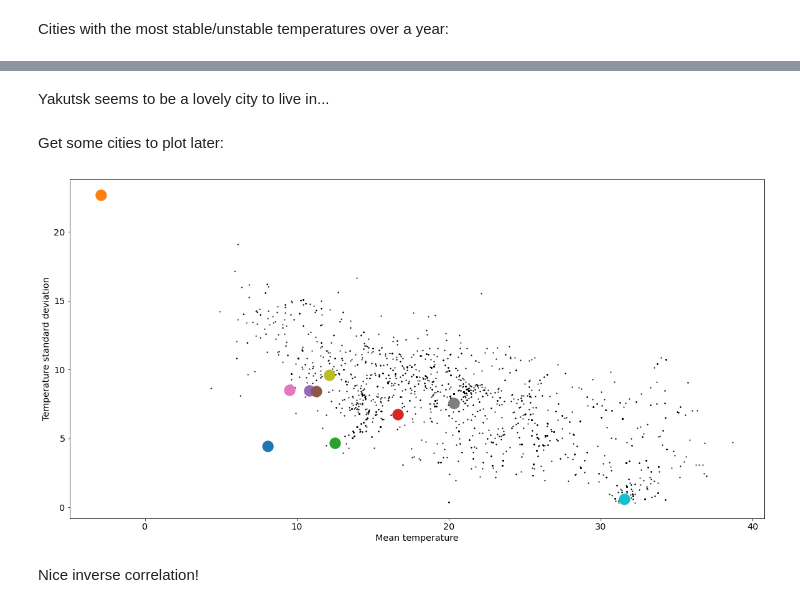
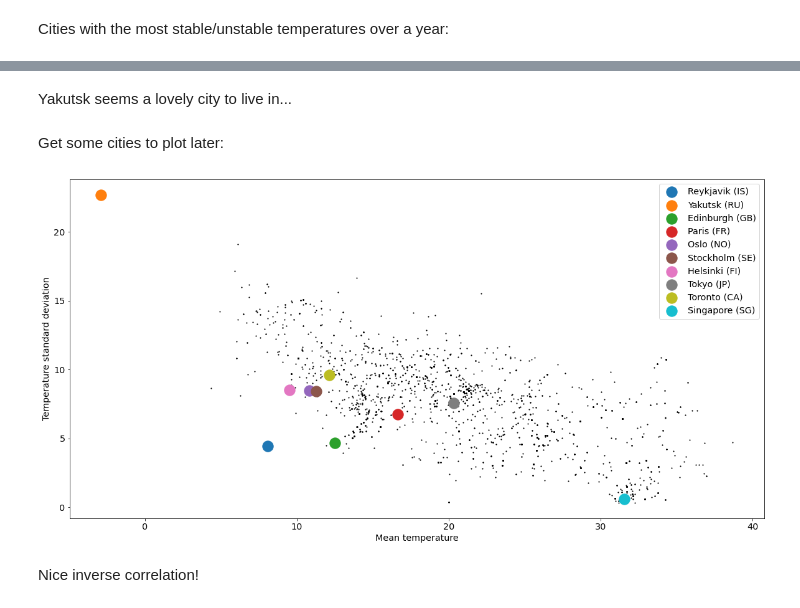
Before and after one commit to Jonas1312/cities-with-nice-weather, a Jupyter notebook: README.ipynb, the cells around one changed output, grey strips where cells are left out. Cells and saved outputs as stored; diff of their text form; code cells hidden in the pictures.

```diff
--- a/README.ipynb
+++ b/README.ipynb
@@ -359,5 +361,5 @@ df.query("Tstd == Tstd.min() or Tstd == Tstd.max()").sort_values(by=["Tstd"])
 # %% [markdown]
-Yakutsk seems to be a lovely city to live in...
+Yakutsk seems a lovely city to live in...
 # %% [markdown]
 Get some cities to plot later:
 # %%
@@ -377,17 +379,18 @@ assert all(not city.empty for city in cities_to_plot)
 # %%
 plt.scatter(df["Tmean"], df["Tstd"], s=5, c="k", marker=".")
 plt.xlabel("Mean temperature")
 plt.ylabel("Temperature standard deviation")
 for city in cities_to_plot:
     plt.scatter(
         city["Tmean"].iloc[0],
         city["Tstd"].iloc[0],
         s=300,
         label=f'{city["ASCII Name"].iloc[0]} ({city["Country Code"].iloc[0]})',
     )
+plt.legend()
 plt.show()
 # %% [output]
-[figure, old version]
+[figure, new version]
 # %% [markdown]
 Nice inverse correlation!
 # %% [markdown]
```
Also changed, not shown: parts of 5 cells of this notebook, 10 other files.
